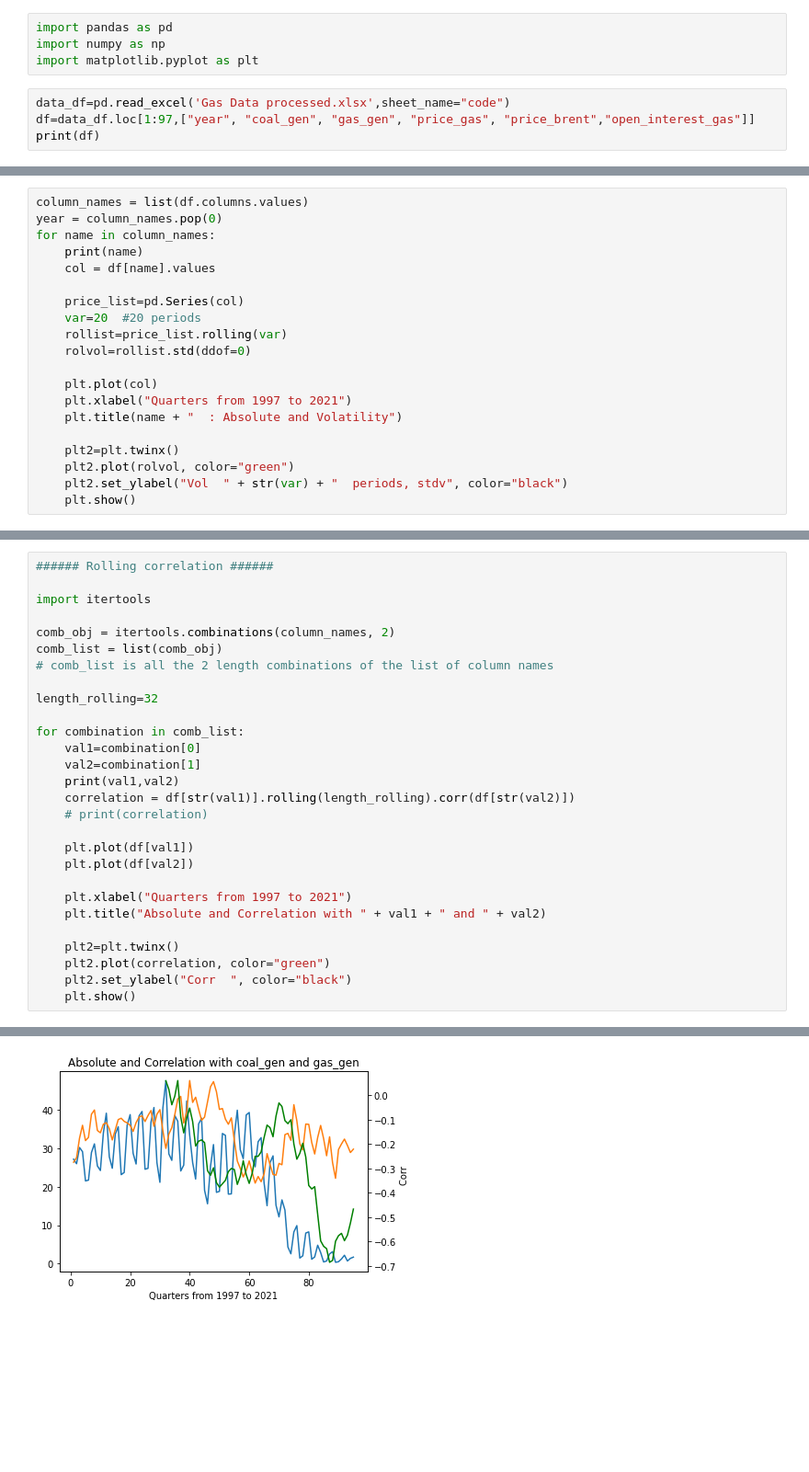
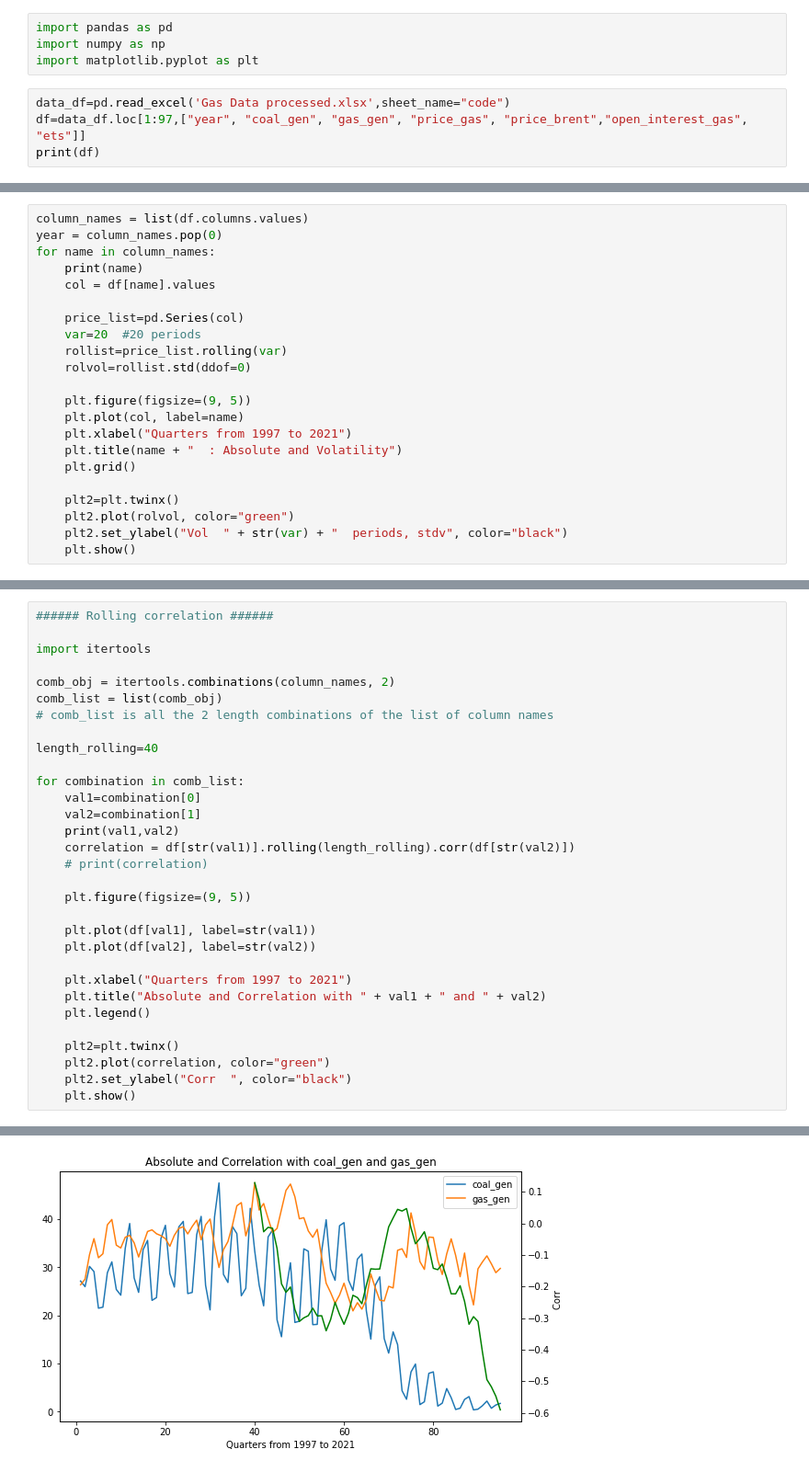
Before and after one commit to lruffie/GasPriceDecomp, a Jupyter notebook: correlations_timeseries.ipynb, the cells around one changed output, grey strips where cells are left out. Shown at 92% size. Drawn from its saved outputs; the diff is of its cells as text; blank space fills up the shorter version.

```diff
--- a/correlations_timeseries.ipynb
+++ b/correlations_timeseries.ipynb
@@ -4,7 +4,7 @@ import numpy as np
 import matplotlib.pyplot as plt
 # %%
 data_df=pd.read_excel('Gas Data processed.xlsx',sheet_name="code")
-df=data_df.loc[1:97,["year", "coal_gen", "gas_gen", "price_gas", "price_brent","open_interest_gas"]]
+df=data_df.loc[1:97,["year", "coal_gen", "gas_gen", "price_gas", "price_brent","open_interest_gas", "ets"]]
 print(df)
 # %% [output]
               year  coal_gen  gas_gen   price_gas  price_brent  \
@@ -36,9 +36,11 @@ for name in column_names:
     rollist=price_list.rolling(var)
     rolvol=rollist.std(ddof=0)
 
-    plt.plot(col)
+    plt.figure(figsize=(9, 5))
+    plt.plot(col, label=name)
     plt.xlabel("Quarters from 1997 to 2021")
     plt.title(name + "  : Absolute and Volatility")
+    plt.grid()
 
     plt2=plt.twinx()
     plt2.plot(rolvol, color="green")
@@ -58,32 +62,35 @@ open_interest_gas
 # %%
 ###### Rolling correlation ######
 
 import itertools
 
 comb_obj = itertools.combinations(column_names, 2)
 comb_list = list(comb_obj)
 # comb_list is all the 2 length combinations of the list of column names
 
-length_rolling=32
+length_rolling=40
 
 for combination in comb_list:
     val1=combination[0]
     val2=combination[1]
     print(val1,val2)
     correlation = df[str(val1)].rolling(length_rolling).corr(df[str(val2)])
     # print(correlation)
 
-    plt.plot(df[val1])
-    plt.plot(df[val2])
+    plt.figure(figsize=(9, 5))
+
+    plt.plot(df[val1], label=str(val1))
+    plt.plot(df[val2], label=str(val2))
 
     plt.xlabel("Quarters from 1997 to 2021")
     plt.title("Absolute and Correlation with " + val1 + " and " + val2)
+    plt.legend()
 
     plt2=plt.twinx()
     plt2.plot(correlation, color="green")
     plt2.set_ylabel("Corr  ", color="black")
     plt.show()
 # %% [output]
 coal_gen gas_gen
-[figure, old version]
+[figure, new version]
 coal_gen price_gas
```
Also changed, not shown: parts of 3 cells of this notebook, 1 other file.
